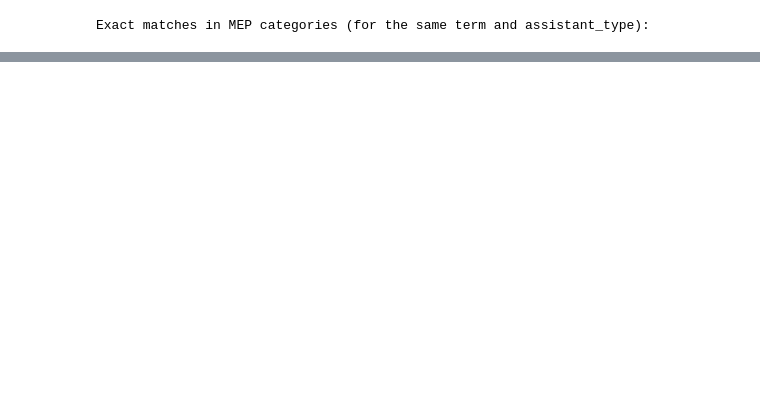
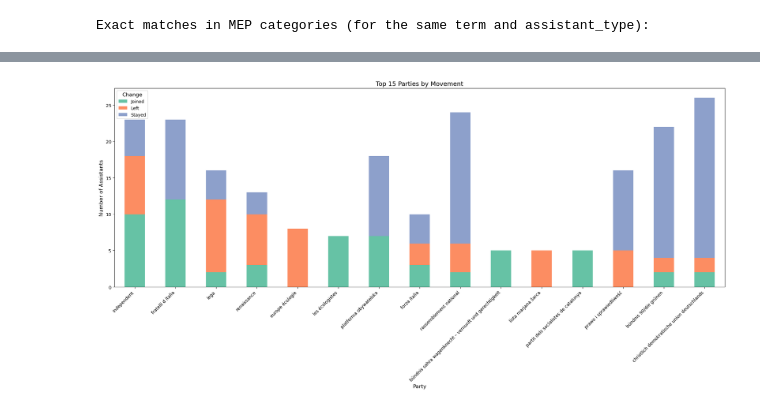
Before and after one commit to emilia-c/AMO-Work, a Jupyter notebook: assistant task/compare 9th & 10th term/apa_movement_NO_MANUAL.ipynb, the cells around one changed output, grey strips where cells are left out. Saved outputs shown, nothing was run; the diff lists cells and outputs as text; code cells hidden in the pictures; blank space fills up the shorter version.

```diff
--- a/assistant task/compare 9th & 10th term/apa_movement_NO_MANUAL.ipynb
+++ b/assistant task/compare 9th & 10th term/apa_movement_NO_MANUAL.ipynb
@@ -395,0 +1594,89 @@ print(filtered_apas)
+# %%
+import pandas as pd
+import matplotlib.pyplot as plt
+import seaborn as sns
+import re
+
+# Function to normalize party names (lowercase, strip spaces, and handle special characters)
+def normalize_party_names(party_set):
+    normalized_set = set()
+    for party in party_set:
+        # Remove unwanted characters like extra apostrophes or spaces
+        party_normalized = party.strip().lower()  # Convert to lowercase and strip spaces
+        party_normalized = re.sub(r"[’']+", " ", party_normalized)  # Replace apostrophes with space (e.g., "Fratelli d' Italia" -> "Fratelli d Italia")
+        party_normalized = re.sub(r"\s+", " ", party_normalized)  # Replace multiple spaces with a single space
+        normalized_set.add(party_normalized)
+    return normalized_set
+
+# Function to classify party changes
+def classify_party_changes(row):
+    # Normalize party names for term_9 and term_10
+    term_9 = normalize_party_names(row['term_9'])
+    term_10 = normalize_party_names(row['term_10'])
+
+    stayed = term_9 & term_10  # Intersection of sets (stayed)
+    left = term_9 - term_10    # Parties in term_9 but not in term_10 (left)
+    joined = term_10 - term_9  # Parties in term_10 but not in term_9 (joined)
+
+    # Overall movement status
+    if stayed == term_9 == term_10:
+        movement_status = "Stayed"
+    elif len(left) == 0 and len(joined) > 0:
+        movement_status = "Expanded"
+    elif len(left) > 0 and len(joined) == 0:
+        movement_status = "Reduced"
+    else:
+        movement_status = "Moved"
+
+    # Create a record for each faction
+    party_changes = []
+    for party in term_9 | term_10:
+        if party in stayed:
+            party_changes.append((party, "Stayed"))
+        if party in left:
+            party_changes.append((party, "Left"))
+        if party in joined:
+            party_changes.append((party, "Joined"))
+
+    return pd.DataFrame(party_changes, columns=["Party", "Change"]), movement_status
+
+# Apply classification function
+all_party_changes = []
+movement_statuses = []
+for _, row in party_merged_data.iterrows():
+    party_changes, movement_status = classify_party_changes(row)
+    all_party_changes.append(party_changes)
+    movement_statuses.append(movement_status)
+
+# Combine faction changes into one DataFrame
+party_changes_df = pd.concat(all_party_changes).reset_index(drop=True)
+
+# Add movement statuses to original DataFrame
+party_merged_data['Movement Status'] = movement_statuses
+
+# Count categories per faction, ensuring all possible categories are included
+party_summary = party_changes_df.groupby(['Party', 'Change']).size().unstack(fill_value=0)
+
+# Calculate the fluctuation (Joined + Left) for each party
+party_summary['Fluctuation'] = party_summary.get('Joined', 0) + party_summary.get('Left', 0)
+
+# Get the top 15 parties with the highest fluctuation
+top_15_parties = party_summary.nlargest(15, 'Fluctuation')
+
+# Print the summary of the top 15 parties
+print(top_15_parties)
+
+# Set a custom color palette for the chart
+custom_palette = sns.color_palette('Set2')  # Aesthetic and distinct colors from seaborn
+
+# Plot stacked bar chart with the custom palette for the top 15 parties
+top_15_parties.drop('Fluctuation', axis=1).plot(kind='bar', stacked=True, figsize=(20, 10), color=custom_palette)
+plt.title("Top 15 Parties by Movement", fontsize=14)
+plt.xlabel("Party", fontsize=12)
+plt.ylabel("Number of Assistants", fontsize=12)
+plt.xticks(rotation=45, ha='right', fontsize=10)
+plt.yticks(fontsize=10)
+plt.legend(title="Change", fontsize=10, title_fontsize=12)
+plt.tight_layout()
+plt.show()
+# %% [output]
@@ -395,0 +1700 @@ print(filtered_apas)
+[figure, added]
```
Also changed, not shown: parts of 51 cells of this notebook, 4 other files.
